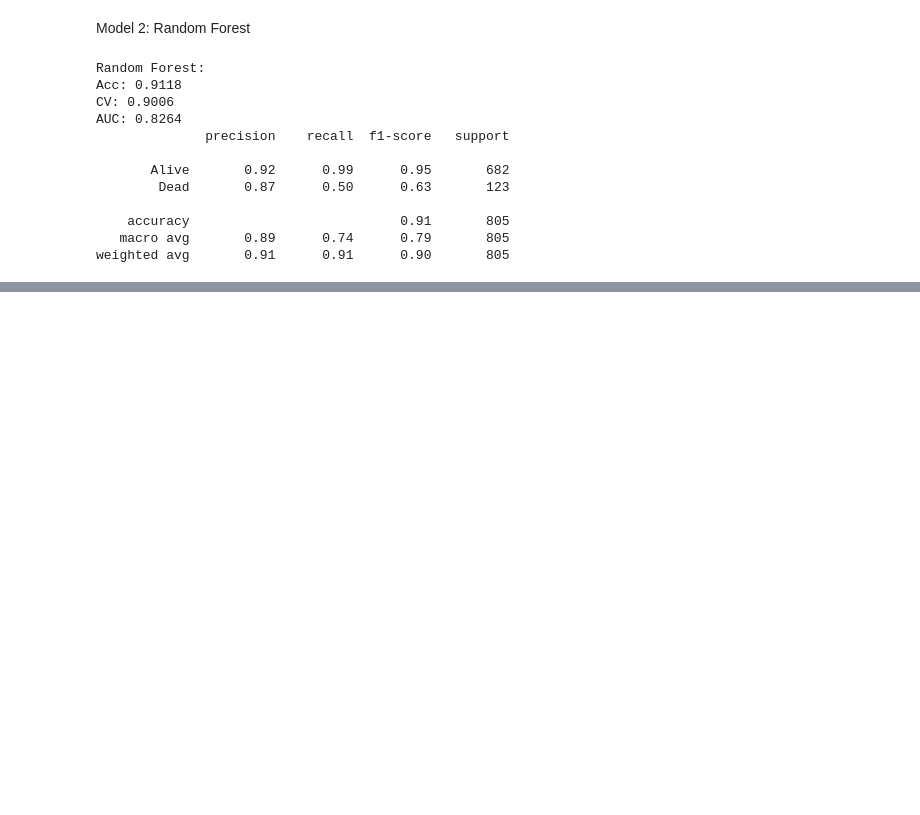
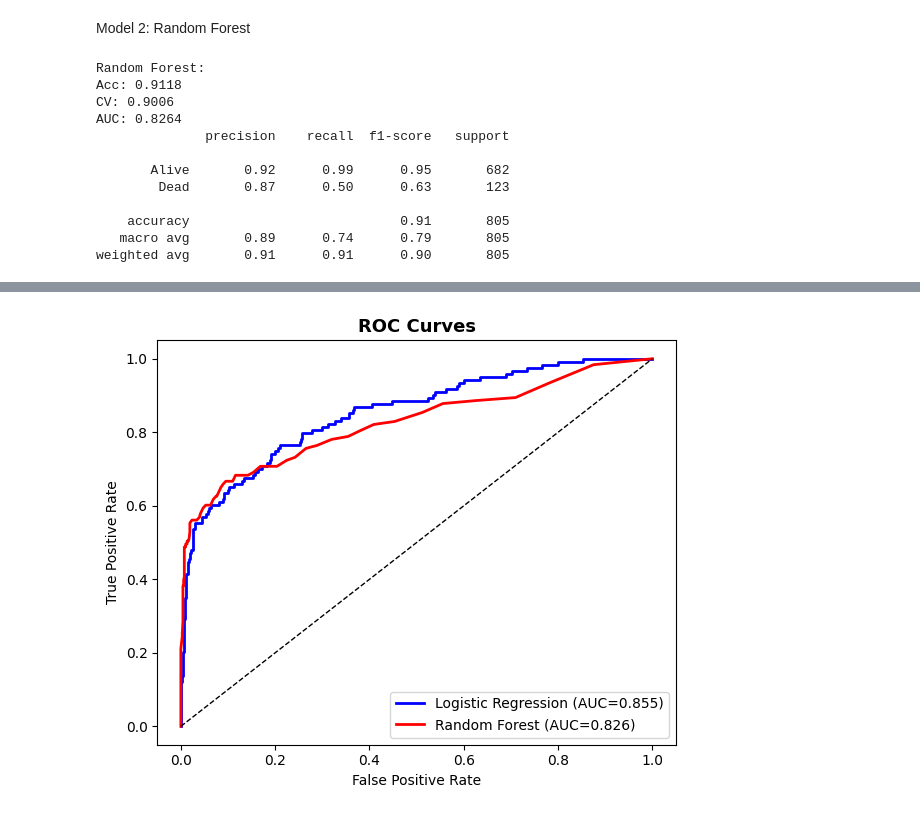
Before and after one commit to DeerajA/AI-Final-Project, a Jupyter notebook: main.ipynb, the cells around one changed output, grey strips where cells are left out. Saved outputs shown, nothing was run; the diff lists cells and outputs as text; code cells hidden in the pictures; blank space fills up the shorter version.

```diff
--- a/main.ipynb
+++ b/main.ipynb
@@ -109,0 +173,17 @@ weighted avg       0.91      0.91      0.90       805
+# %%
+lr_prob = lr.predict_proba(X_test_s)[:,1]
+rf_prob = rf.predict_proba(X_test)[:,1]
+
+fig, ax = plt.subplots(figsize=(6,5))
+for prob, label, color in [(lr_prob,'Logistic Regression','#0000FF'),
+                            (rf_prob,'Random Forest','#FF0000')]:
+    fpr, tpr, _ = roc_curve(y_test, prob)
+    ax.plot(fpr, tpr, color=color, lw=2,
+            label=f'{label} (AUC={roc_auc_score(y_test,prob):.3f})')
+ax.plot([0,1],[0,1],'k--', lw=1)
+ax.set_xlabel('False Positive Rate'); ax.set_ylabel('True Positive Rate')
+ax.set_title('ROC Curves', fontsize=13, fontweight='bold')
+ax.legend(); plt.tight_layout()
+plt.show()
+# %% [output]
+[figure, added]
```
Also changed, not shown: parts of 8 cells of this notebook.
